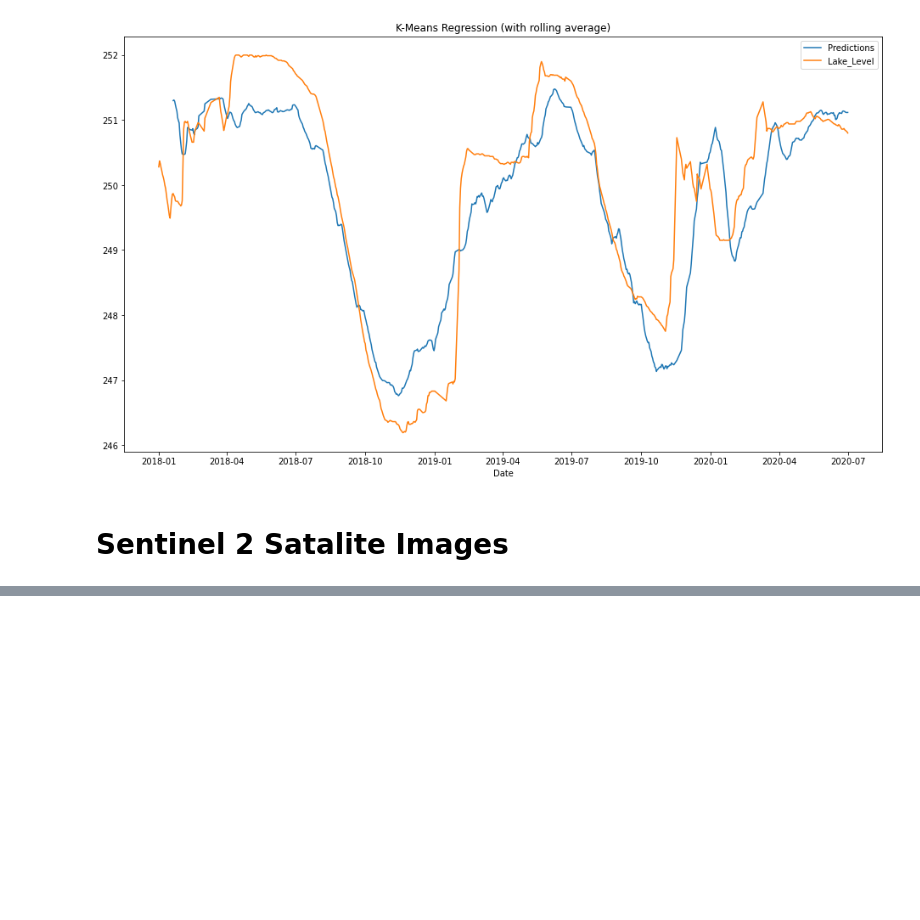
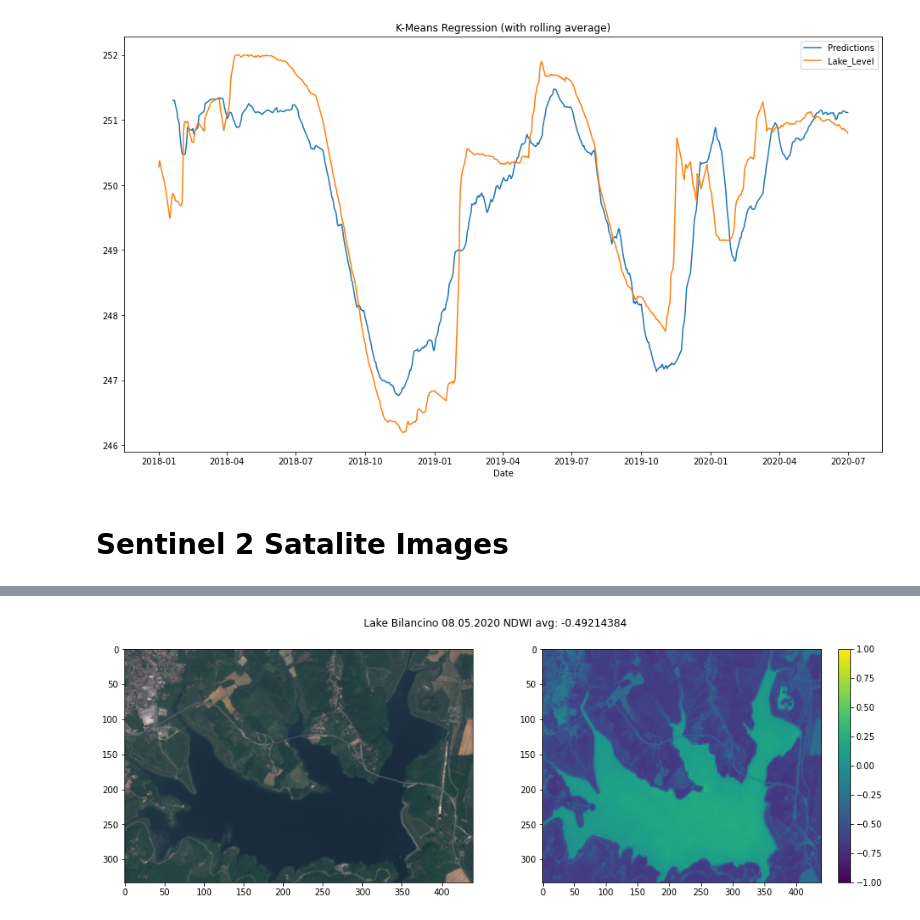
Before and after one commit to KlemenKozelj/master_thesis, a Jupyter notebook: 02_Lake_Bilancino.ipynb, the cells around one changed output, grey strips where cells are left out. Saved outputs shown, nothing was run; the diff lists cells and outputs as text; code cells hidden in the pictures; blank space fills up the shorter version.

```diff
--- a/02_Lake_Bilancino.ipynb
+++ b/02_Lake_Bilancino.ipynb
@@ -18,7 +18,6 @@ from sentinelhub import SHConfig
 from os import environ
 
 sh_config = SHConfig()
-sh_config.instance_id=environ['SH_INSTANCE_ID']
 sh_config.sh_client_id=environ['SH_CLIENT_ID']
 sh_config.sh_client_secret=environ['SH_CLIENT_SECRET']
 
@@ -203,9 +202,17 @@ Adding rolling average over results:
 # %% [markdown]
 # Sentinel 2 Satalite Images
 # %%
-band_names = ['B01','B02','B03','B04','B05','B06','B07','B08','B8A','B09','B11','B12']
+data_level = DataCollection.SENTINEL2_L1C
+band_names = ['B02','B03','B04','B08','B8A','B11','B12']
+
+if data_level.api_id == 'S2L1C':
+    sh_config.instance_id='792138b2-7347-4b22-b90b-ae2089b83cf2'
+else:
+    sh_config.instance_id='9712c39b-d56b-4133-bee7-573295d0e478'
+    band_names.remove('B10')
+
 download_task = SentinelHubInputTask(
-    data_collection=DataCollection.SENTINEL2_L1C,
+    data_collection=data_level,
     bands_feature=(FeatureType.DATA, 'BANDS'),
     resolution=10,
     maxcc=0.5,
@@ -219,7 +226,7 @@ download_task = SentinelHubInputTask(
     config=sh_config
 )
 
-# We use McFeeters NDWI = (green B03 - narrow NIR B8A) / (green + nir)
+calculate_ndvi = NormalizedDifferenceIndexTask((FeatureType.DATA, 'BANDS'), (FeatureType.DATA, 'NDVI'), (band_names.index('B8A'), band_names.index('B04')))
 calculate_ndwi = NormalizedDifferenceIndexTask((FeatureType.DATA, 'BANDS'), (FeatureType.DATA, 'NDWI'), (band_names.index('B03'), band_names.index('B8A')))
 
 def calculate_valid_data_mask(eopatch):
@@ -268,6 +275,7 @@ if len(eopatch.data) == 0:
     workflow = LinearWorkflow(
         download_task,
         calculate_ndwi,
+        calculate_ndvi,
         add_valid_mask,
         add_coverage,
         remove_cloudy_scenes,
@@ -285,5 +310,5 @@ Downloading eopatch data from Sentinel hub
 # %%
-NDWI = np.copy(eopatch.data['NDWI'][...,0]) # unpack 4h dimensions
+NDWI = np.copy(eopatch.data['NDVI'][...,0]) # unpack 4h dimensions
 NDWI = NDWI.reshape(len(NDWI), -1) # 3D (picture, X, Y) => 2D (picture, X & Y values)
 
 eo = pd.DataFrame({
@@ -292,33 +317,35 @@ eo = pd.DataFrame({
 })
 
 eo['Date'] = pd.to_datetime(eo['Date']).dt.date
 eo = eo.set_index('Date')
 
 def visualise_lake(image_i):
     fig, axarr = plt.subplots(1, 2, figsize=(16, 5))
 
     suptitle = 'Lake Bilancino {} NDWI avg: {}'.format(
         eopatch.timestamp[image_i].strftime("%d.%m.%Y"),
         str(eo.iloc[image_i, 0]),
     )
 
     fig.suptitle(suptitle)
 
     rgb=np.clip(eopatch.data['BANDS'][image_i][..., [band_names.index('B04'),band_names.index('B03'),band_names.index('B02')]] * 3, a_min=0, a_max=1)
     axarr[0].imshow(rgb, vmin=0, vmax=1, aspect='auto')
 
     pos = axarr[1].imshow(eopatch.data['NDWI'][image_i].squeeze(), aspect='auto', vmin=-1, vmax=1)
     fig.colorbar(pos, ax=axarr[1])
 
 visualise_lake(eo['Satelit_Levels'].argmin())
 visualise_lake(eo['Satelit_Levels'].argmax())
 
 # visualise_lake(0)
 # visualise_lake(20)
 # visualise_lake(40)
 # visualise_lake(60)
 # visualise_lake(80)
 # visualise_lake(100)
+# %% [output]
+[figure, added]
 # %%
 real_values=df.loc[df.index >= min(eopatch.timestamp).date(), ['Lake_Level']]
 real_values['Lake_Level'] = real_values['Lake_Level'] / max(real_values['Lake_Level'])
```
Also changed, not shown: parts of 3 cells of this notebook.
